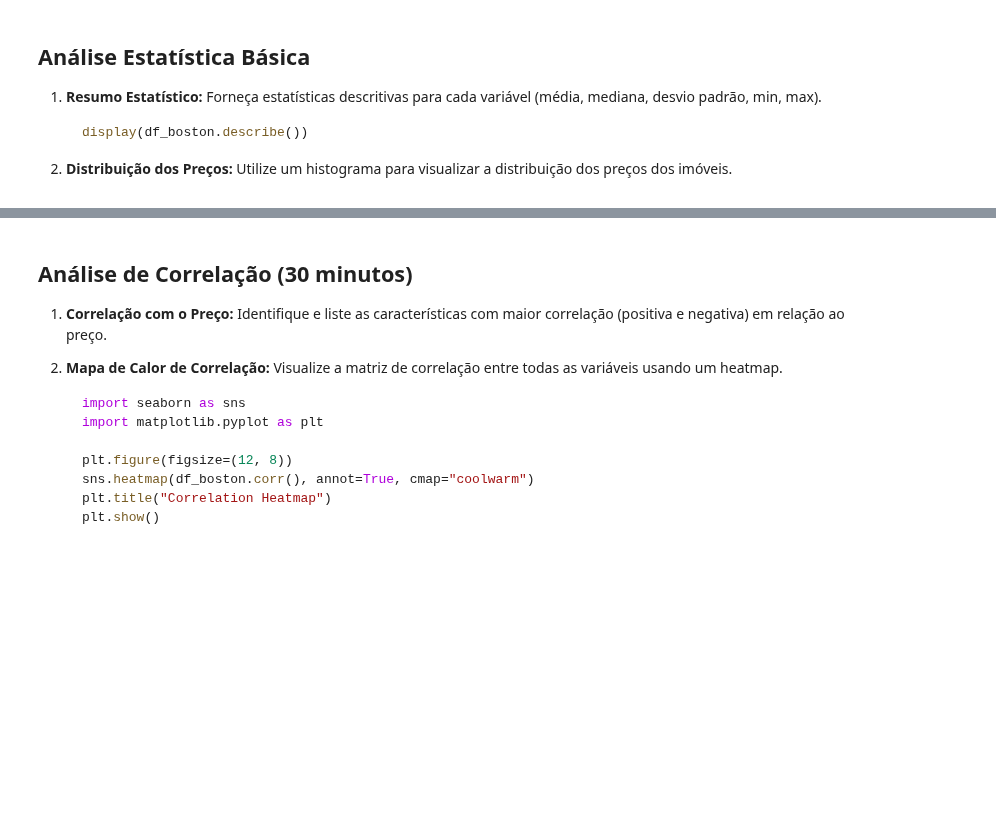
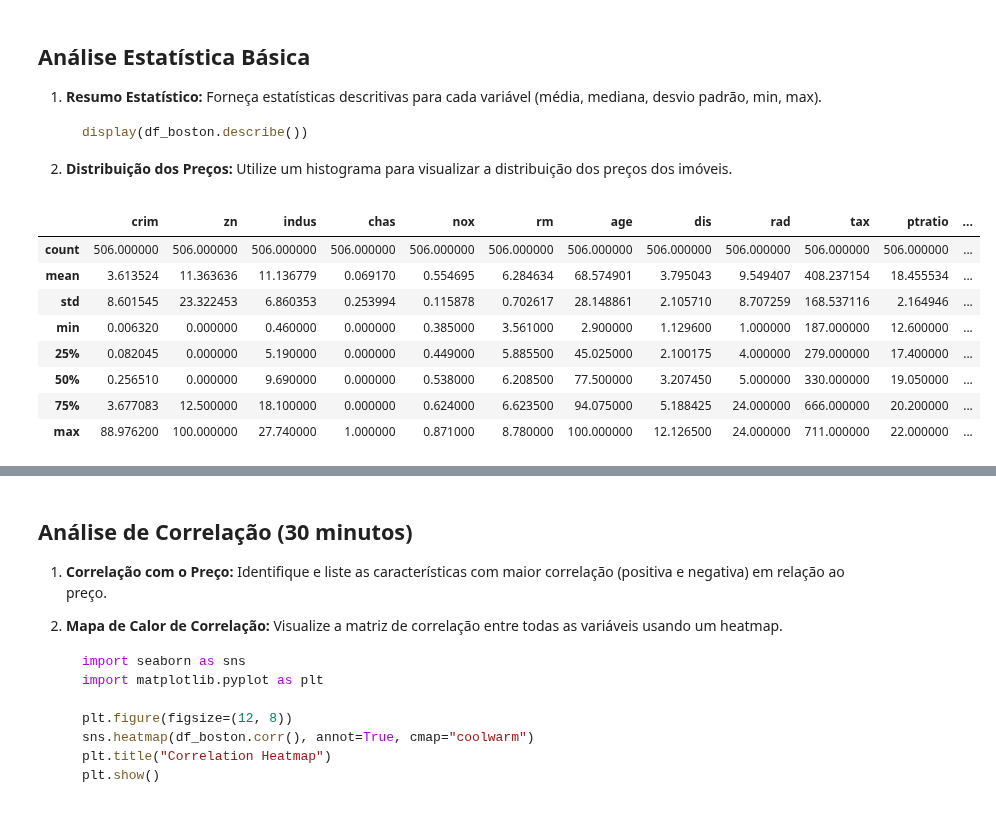
Before and after one commit to evandrosevergnini/aprendizado-de-maquinas, a Jupyter notebook: eam-03-eda-atividade_respondida.ipynb, the cells around one changed output, grey strips where cells are left out. Cells and saved outputs as stored; diff of their text form; code cells hidden in the pictures; blank space fills up the shorter version.

```diff
--- a/eam-03-eda-atividade_respondida.ipynb
+++ b/eam-03-eda-atividade_respondida.ipynb
@@ -41,5 +96,72 @@ df_boston.info()
 
 2. **Distribuição dos Preços:** Utilize um histograma para visualizar a distribuição dos preços dos imóveis.
 # %%
-# Escreva sua resposta aqui.
-# ...
+display(df_boston.describe())
+
+# Importando as bibliotecas necessárias
+import pandas as pd
+import numpy as np
+from IPython.display import display, Markdown
+
+# Calculando as estatísticas descritivas
+stats = df_boston.describe()
+
+texto = f"""
+# Resumo estatístico sobre os dados das casas em Boston:
+
+## Estatísticas Básicas:
+1. **Número de Linhas e Colunas:**
+   - O dataset contém {df_boston.shape[0]} linhas e {df_boston.shape[1]} colunas.
+
+2. **Criminalidade (`crim`):**
+   - **Média:** {stats.loc['mean', 'crim']:.2f}
+   - **Mínimo:** {stats.loc['min', 'crim']:.2f}
+   - **Máximo:** {stats.loc['max', 'crim']:.2f}
+   - **Conclusão:** A taxa de criminalidade varia bastante. A maioria dos bairros é segura, mas alguns têm taxas muito altas.
+
+3. **Terrenos grandes (`zn`):**
+   - **Média:** {stats.loc['mean', 'zn']:.2f}
+   - **Máximo:** {stats.loc['max', 'zn']:.2f}
+   - **Conclusão:** Muitos bairros têm **0% de terrenos grandes**, mas alguns são 100% residenciais.
+
+4. **Proximidade ao Rio Charles (`chas`):**
+   - Apenas {df_boston['chas'].sum()} bairros têm casas perto do rio Charles.
+
+5. **Número de Cômodos (`rm`):**
+   - **Média:** {stats.loc['mean', 'rm']:.2f}
+   - **Mínimo:** {stats.loc['min', 'rm']:.2f}
+   - **Máximo:** {stats.loc['max', 'rm']:.2f}
+   - **Conclusão:** Casas com mais cômodos provavelmente custam mais.
+
+6. **Riqueza da População (`lstat`):**
+   - **Média:** {stats.loc['mean', 'lstat']:.2f}
+   - **Máximo:** {stats.loc['max', 'lstat']:.2f}
+   - **Conclusão:** Há bairros com até quase 38% da população em condições socioeconômicas mais baixas.
+
+7. **Preço das Casas (`medv`):**
+   - **Média:** {stats.loc['mean', 'medv']:.2f} mil dólares
+   - **Mínimo:** {stats.loc['min', 'medv']:.2f} mil dólares
+   - **Máximo:** {stats.loc['max', 'medv']:.2f} mil dólares
+   - **Atenção:** 50 mil dólares é o limite superior no dataset. Algumas casas podem valer mais, mas o dado foi “cortado”.
+
+
+## O que podemos aprender com isso?
+- Há bairros bem diferentes, de áreas mais pobres e perigosas a bairros ricos e tranquilos.
+- Casas maiores (`rm`) e próximas ao rio Charles (`chas`) tendem a custar mais.
+- Áreas com maior criminalidade (`crim`) ou mais pobreza (`lstat`) geralmente têm preços mais baixos.
+- A maioria das casas custa entre **20 e 25 mil dólares**, mas algumas chegam ao limite de **50 mil dólares**.
+
+"""
+
+# Exibir a caixa de texto com o resumo
+display(Markdown(texto))
+# %% [output]
+|  | crim | zn | indus | chas | nox | rm | age | dis | rad | tax | ptratio | ... |
+| count | 506.000000 | 506.000000 | 506.000000 | 506.000000 | 506.000000 | 506.000000 | 506.000000 | 506.000000 | 506.000000 | 506.000000 | 506.000000 | ... |
+| mean | 3.613524 | 11.363636 | 11.136779 | 0.069170 | 0.554695 | 6.284634 | 68.574901 | 3.795043 | 9.549407 | 408.237154 | 18.455534 | ... |
+| std | 8.601545 | 23.322453 | 6.860353 | 0.253994 | 0.115878 | 0.702617 | 28.148861 | 2.105710 | 8.707259 | 168.537116 | 2.164946 | ... |
+| min | 0.006320 | 0.000000 | 0.460000 | 0.000000 | 0.385000 | 3.561000 | 2.900000 | 1.129600 | 1.000000 | 187.000000 | 12.600000 | ... |
+| 25% | 0.082045 | 0.000000 | 5.190000 | 0.000000 | 0.449000 | 5.885500 | 45.025000 | 2.100175 | 4.000000 | 279.000000 | 17.400000 | ... |
+| 50% | 0.256510 | 0.000000 | 9.690000 | 0.000000 | 0.538000 | 6.208500 | 77.500000 | 3.207450 | 5.000000 | 330.000000 | 19.050000 | ... |
+| 75% | 3.677083 | 12.500000 | 18.100000 | 0.000000 | 0.624000 | 6.623500 | 94.075000 | 5.188425 | 24.000000 | 666.000000 | 20.200000 | ... |
+| max | 88.976200 | 100.000000 | 27.740000 | 1.000000 | 0.871000 | 8.780000 | 100.000000 | 12.126500 | 24.000000 | 711.000000 | 22.000000 | ... |
```
Also changed, not shown: parts of 6 cells of this notebook.
